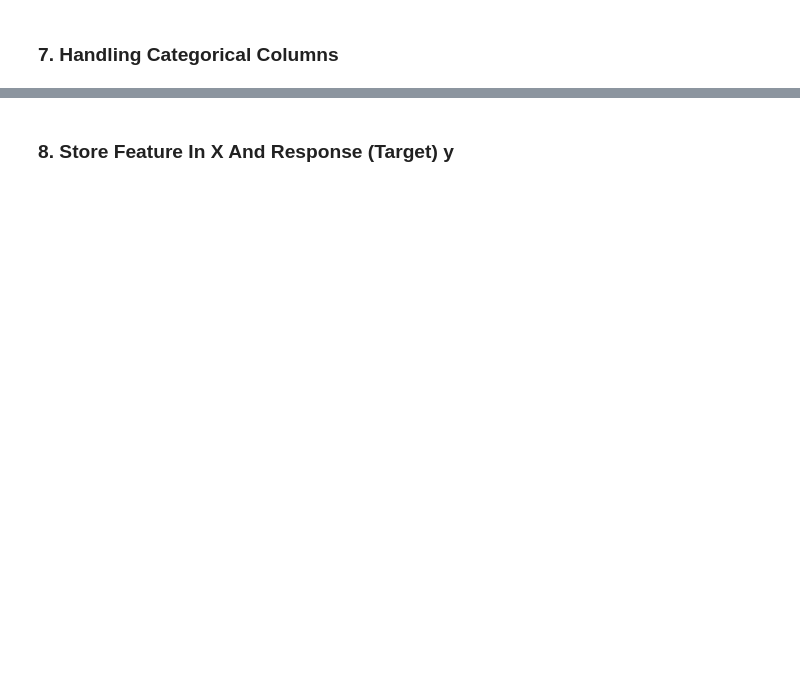
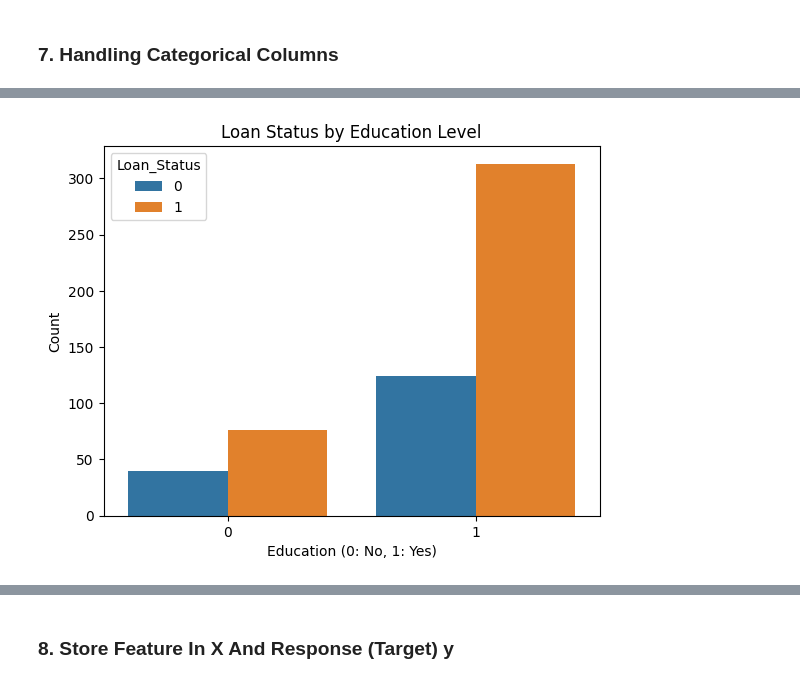
Before and after one commit to Dzithendo31/PythonCourse, a Jupyter notebook: loan_status_question.ipynb, the cells around one changed output, grey strips where cells are left out. Saved outputs shown, nothing was run; the diff lists cells and outputs as text; code cells hidden in the pictures; blank space fills up the shorter version.

```diff
--- a/loan_status_question.ipynb
+++ b/loan_status_question.ipynb
@@ -177,0 +213,6 @@ df.head()
+# %%
+#USe Replace
+df['Education'] = df['Education'].replace({'Graduate':1,'Not Graduate':0})
+df['Gender'] = df['Gender'].replace({'Male':1,'Female':0})
+df['Loan_Status'] = df['Loan_Status'].replace({'Y':1,'N':0})
+df.head()
@@ -177,0 +226,5 @@ df.head()
+# %%
+df['Dependents'] = df['Dependents'].replace({'3+' : 4})
+# %%
+df['Dependents'] = df['Dependents'].astype('int')
+df['Credit_History'] = df['Credit_History'].astype('int')
@@ -177,0 +256,10 @@ df.head()
+# %%
+df.groupby(['Education','Loan_Status']).size().unstack()
+
+sns.countplot(x='Education', hue='Loan_Status', data=df)
+plt.xlabel('Education (0: No, 1: Yes)')
+plt.ylabel('Count')
+plt.title('Loan Status by Education Level')
+plt.show()
+# %% [output]
+[figure, added]
```
Also changed, not shown: parts of 25 cells of this notebook.
